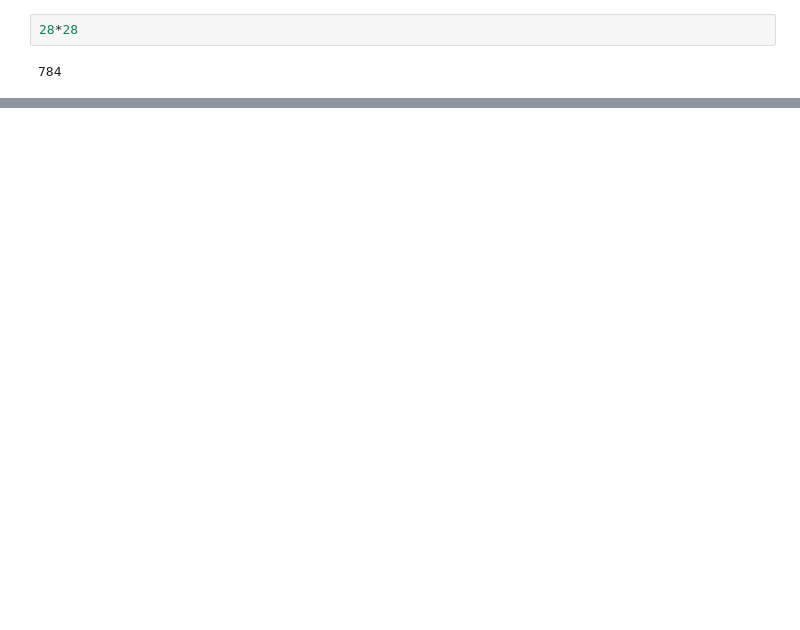
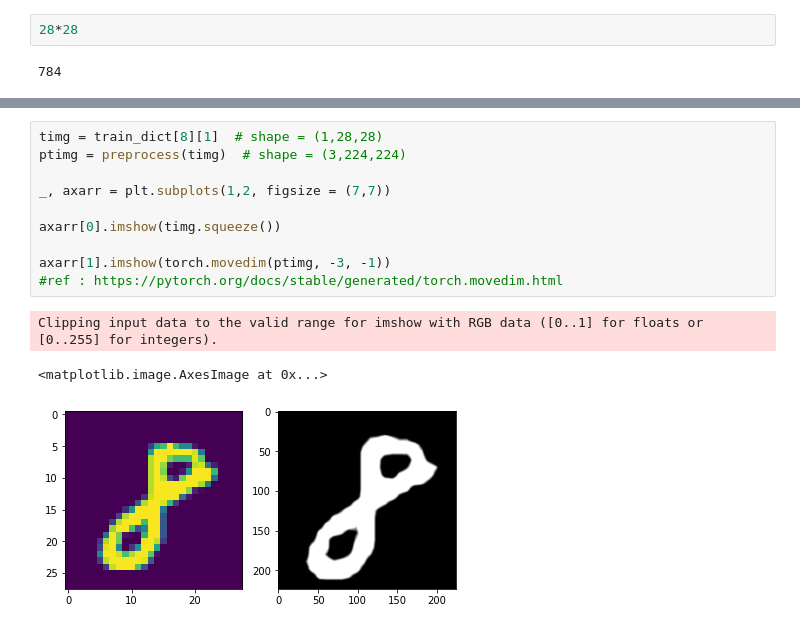
Before and after one commit to ABD-01/MNIST, a Jupyter notebook: Triplet Loss/TRIPLET_LOSS_Pytorch.ipynb, the cells around one changed output, grey strips where cells are left out. Cells and saved outputs as stored; diff of their text form; blank space fills up the shorter version.

```diff
--- a/Triplet Loss/TRIPLET_LOSS_Pytorch.ipynb
+++ b/Triplet Loss/TRIPLET_LOSS_Pytorch.ipynb
@@ -88,0 +98,14 @@ Clipping input data to the valid range for imshow with RGB data ([0..1] for floa
+# %%
+timg = train_dict[8][1]  # shape = (1,28,28)
+ptimg = preprocess(timg)  # shape = (3,224,224)
+
+_, axarr = plt.subplots(1,2, figsize = (7,7))
+
+axarr[0].imshow(timg.squeeze())
+
+axarr[1].imshow(torch.movedim(ptimg, -3, -1))
+#ref : https://pytorch.org/docs/stable/generated/torch.movedim.html
+# %% [output]
+Clipping input data to the valid range for imshow with RGB data ([0..1] for floats or [0..255] for integers).
+<matplotlib.image.AxesImage at 0x...>
+[figure, added]
```
Also changed, not shown: parts of 31 cells of this notebook.
